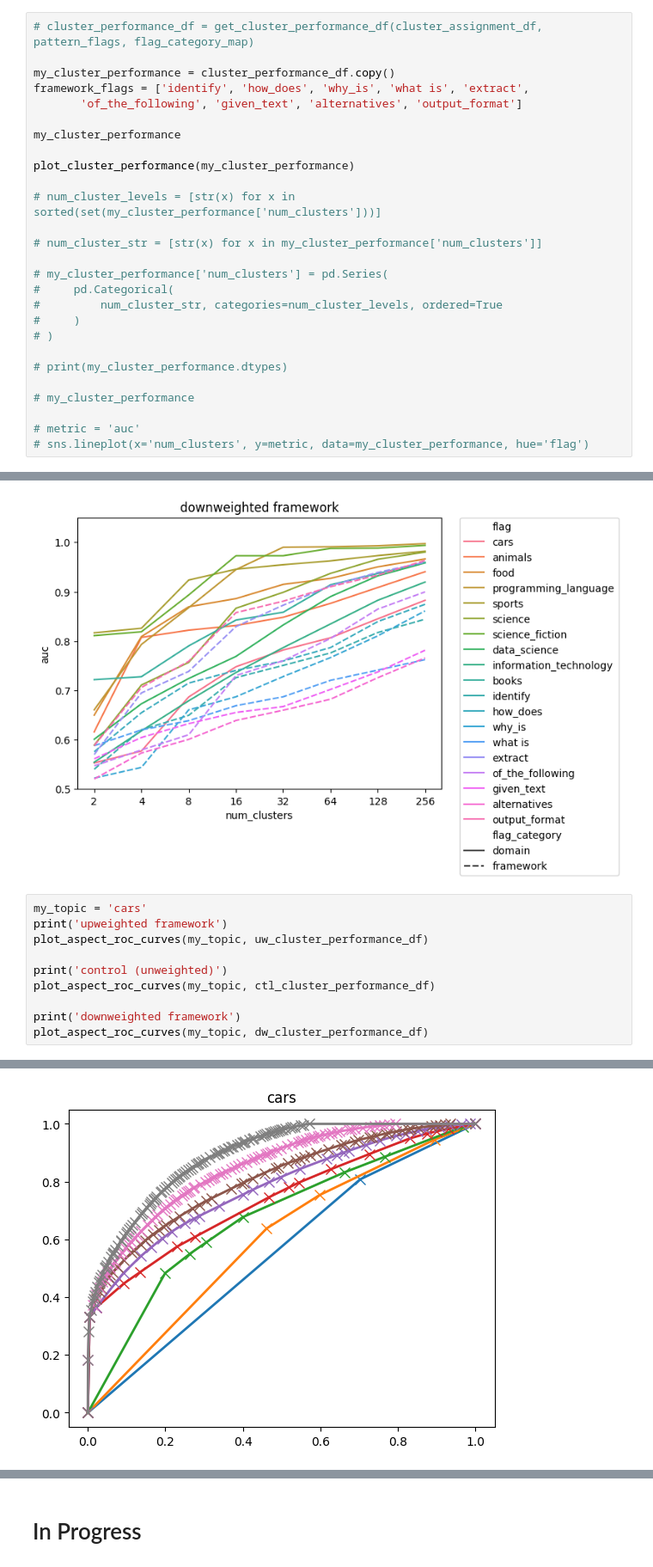
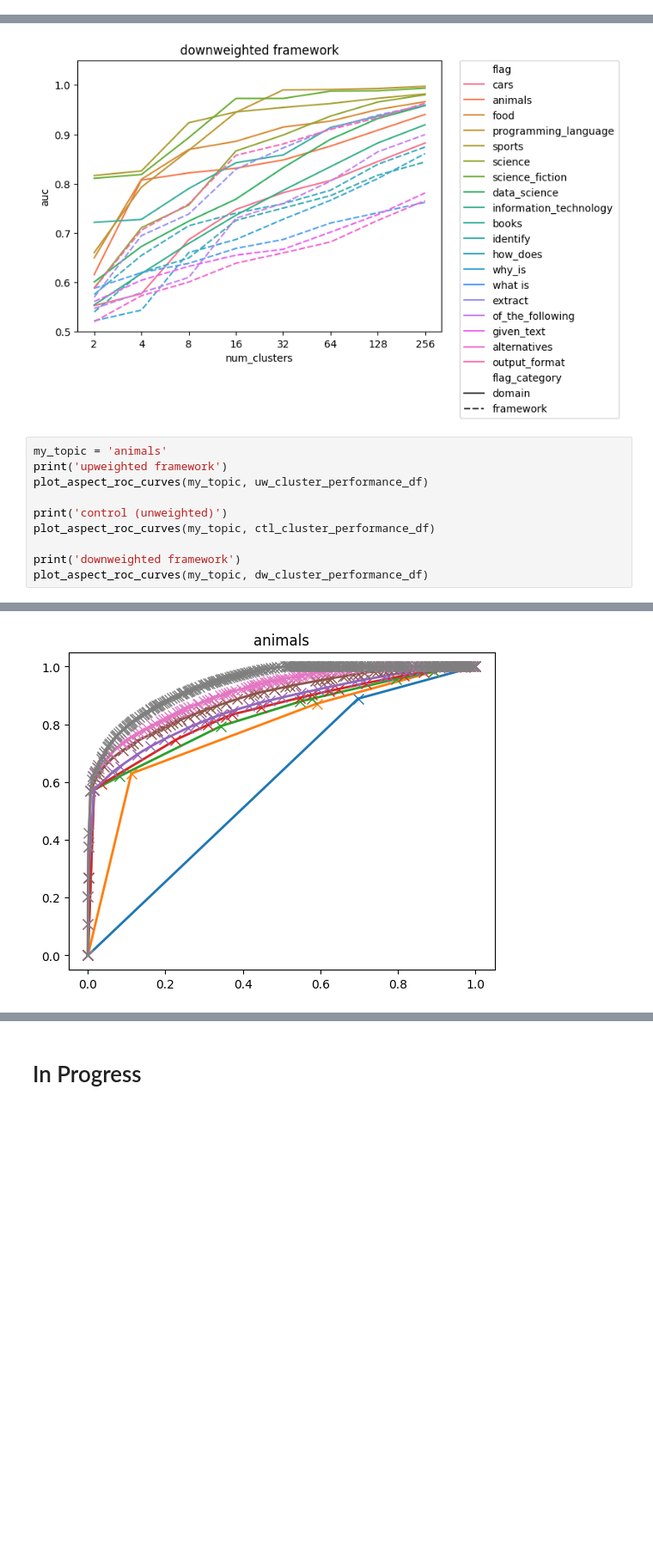
Before and after one commit to rmhorton/instruction_tuning, a Jupyter notebook: aa_cluster_demo.ipynb, the cells around one changed output, grey strips where cells are left out. Shown at 86% size. Saved outputs shown, nothing was run; the diff lists cells and outputs as text; blank space fills up the shorter version.

```diff
--- a/aa_cluster_demo.ipynb
+++ b/aa_cluster_demo.ipynb
@@ -111,27 +93,0 @@ cluster_performance_df
-# %%
-# cluster_performance_df = get_cluster_performance_df(cluster_assignment_df, pattern_flags, flag_category_map)
-
-my_cluster_performance = cluster_performance_df.copy()
-framework_flags = ['identify', 'how_does', 'why_is', 'what is', 'extract',
-       'of_the_following', 'given_text', 'alternatives', 'output_format']
-
-my_cluster_performance
-
-plot_cluster_performance(my_cluster_performance)
-
-# num_cluster_levels = [str(x) for x in sorted(set(my_cluster_performance['num_clusters']))]
-
-# num_cluster_str = [str(x) for x in my_cluster_performance['num_clusters']]
-
-# my_cluster_performance['num_clusters'] = pd.Series(
-#     pd.Categorical(
-#         num_cluster_str, categories=num_cluster_levels, ordered=True
-#     )
-# )
-
-# print(my_cluster_performance.dtypes)
-
-# my_cluster_performance
-
-# metric = 'auc'
-# sns.lineplot(x='num_clusters', y=metric, data=my_cluster_performance, hue='flag')
@@ -267,15 +230,15 @@ plot_cluster_performance(dw_cluster_performance_df, title="downweighted framewor
 # %% [output]
 [figure]
 # %%
-my_topic = 'cars'
+my_topic = 'animals'
 print('upweighted framework')
 plot_aspect_roc_curves(my_topic, uw_cluster_performance_df)
 
 print('control (unweighted)')
 plot_aspect_roc_curves(my_topic, ctl_cluster_performance_df)
 
 print('downweighted framework')
 plot_aspect_roc_curves(my_topic, dw_cluster_performance_df)
 # %% [output]
 upweighted framework
-[figure, old version]
+[figure, new version]
```
Also changed, not shown: parts of 18 cells of this notebook, 1 other file.
